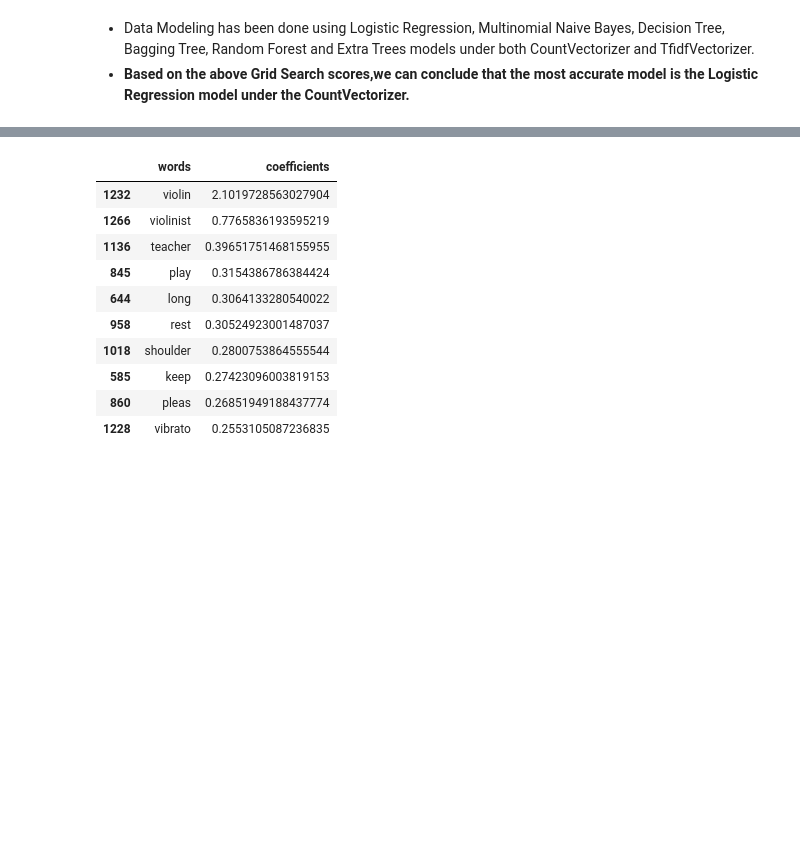
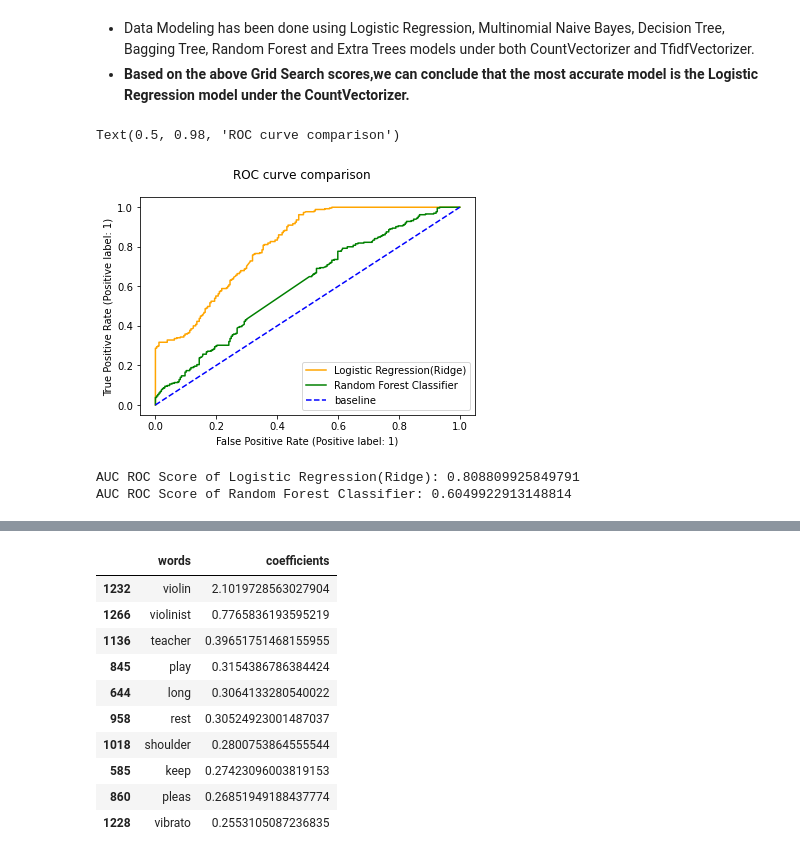
Before and after one commit to vaishnavibrungi/reddit, a Jupyter notebook: code/data_modeling_and_evaluation.ipynb, the cells around one changed output, grey strips where cells are left out. Drawn from its saved outputs; the diff is of its cells as text; code cells hidden in the pictures; blank space fills up the shorter version.

```diff
--- a/code/data_modeling_and_evaluation.ipynb
+++ b/code/data_modeling_and_evaluation.ipynb
@@ -581,3 +581,26 @@ Best Parameters:{'max_depth': 100, 'n_estimators': 50}
 # %% [markdown]
 - Data Modeling has been done using Logistic Regression, Multinomial Naive Bayes, Decision Tree, Bagging Tree, Random Forest and Extra Trees models under both CountVectorizer and TfidfVectorizer.
 - **Based on the above  Grid Search scores,we can conclude that the most accurate model is the Logistic Regression model under the CountVectorizer.**
+# %%
+#https://stackoverflow.com/questions/42894871/how-to-plot-multiple-roc-curves-in-one-plot-with-legend-and-auc-scores-in-python/42895367
+#plot roc curve for both Logistic Regression(Ridge) under CountVectorizer and Random Forest Classifier under TfidfVectorizer.
+fig = plot_roc_curve(gs, cv_test, y_test,color='orange', label='Logistic Regression(Ridge)')
+fig = plot_roc_curve( gs_tf, tf_test, y_test, ax = fig.ax_,color='green', label='Random Forest Classifier')
+# add worst case scenario line
+plt.plot([0, 1], [0,1], label='baseline', linestyle='--',color='blue')
+# add a legend
+plt.legend()
+#add a title
+fig.figure_.suptitle("ROC curve comparison")
+# %% [output]
+Text(0.5, 0.98, 'ROC curve comparison')
+[figure, added]
+# %%
+#https://www.analyticsvidhya.com/blog/2020/06/auc-roc-curve-machine-learning/
+#AUC ROC Score of both Logistic Regression(Ridge) under CountVectorizer and Random Forest Classifier under TfidfVectorizer.
+#Get prediction probabilities
+print(f'AUC ROC Score of Logistic Regression(Ridge): {roc_auc_score(y_test, gs.predict_proba(cv_test)[:,1])}')
+print(f'AUC ROC Score of Random Forest Classifier: {roc_auc_score(y_test, gs_tf.predict_proba(tf_test)[:,1])}')
+# %% [output]
+AUC ROC Score of Logistic Regression(Ridge): 0.808809925849791
+AUC ROC Score of Random Forest Classifier: 0.6049922913148814
```
Also changed, not shown: parts of 22 cells of this notebook, 6 other files.
